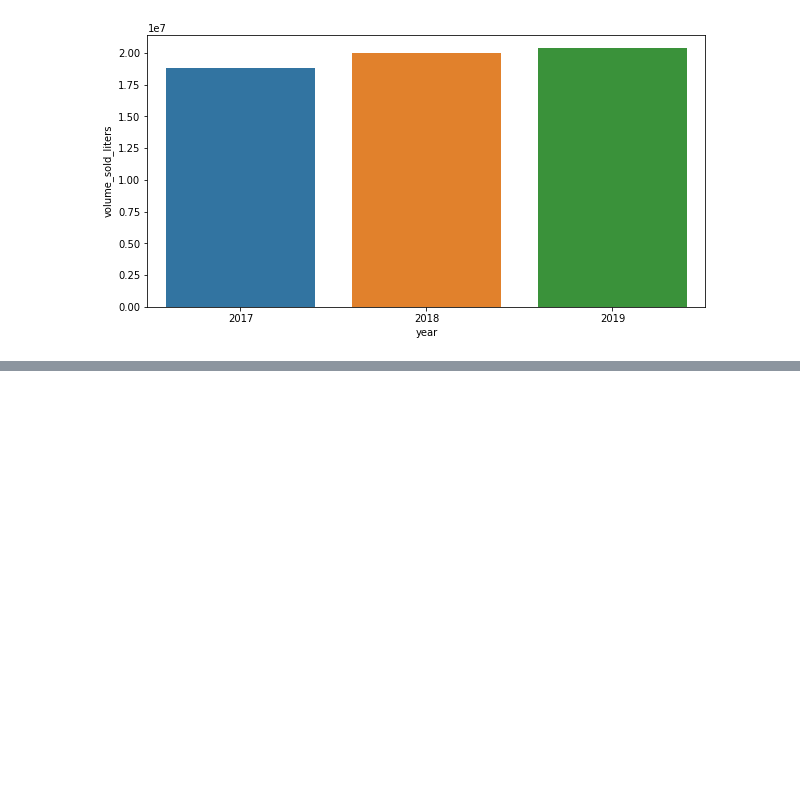
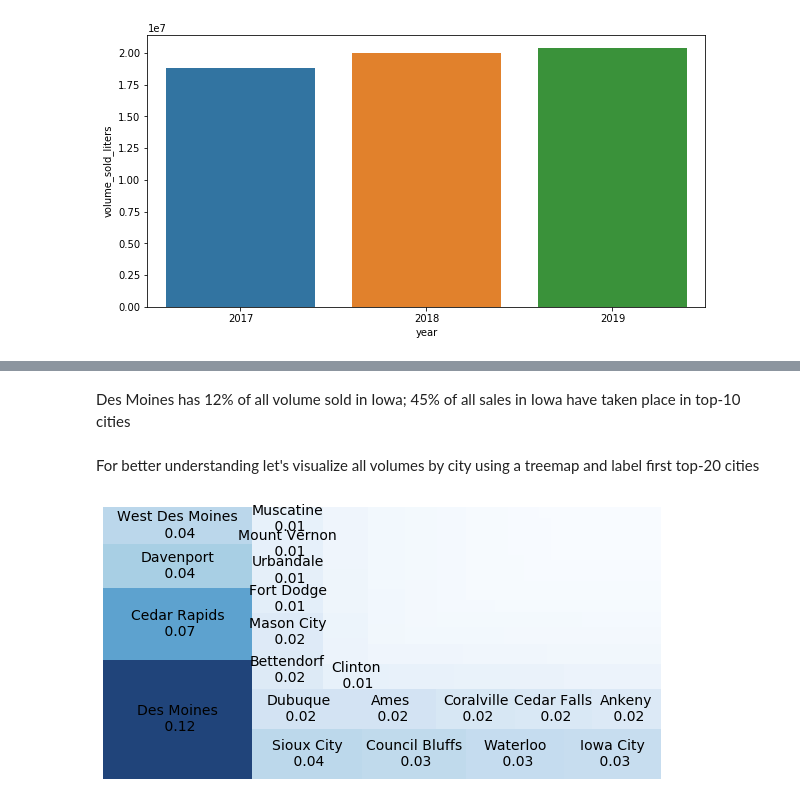
Before and after one commit to polesh21/iowa_liquor_sales, a Jupyter notebook: EDA_iowa.ipynb, the cells around one changed output, grey strips where cells are left out. Saved outputs shown, nothing was run; the diff lists cells and outputs as text; code cells hidden in the pictures; blank space fills up the shorter version.

```diff
--- a/EDA_iowa.ipynb
+++ b/EDA_iowa.ipynb
@@ -138,12 +198,12 @@ sns.barplot(x='day_of_week',y='volume_sold_liters',data=liters_by_day)
 # %%
-cities_all = pd.pivot_table(df, values=['bottles_sold','state_bottle_cost','state_bottle_retail','sale_dollars','volume_sold_liters'], index=['city'],
+сities_all = pd.pivot_table(df, values=['bottles_sold','state_bottle_cost','state_bottle_retail','sale_dollars','volume_sold_liters'], index=['city'],
                             aggfunc={'bottles_sold':np.sum, 'state_bottle_cost':np.mean, 'state_bottle_retail':np.mean, 'sale_dollars':np.sum, 'volume_sold_liters':np.sum}).reset_index()
-сities_all = сities_all.sort_values(by='bottles_sold', ascending = False)
 
 сities_all.columns = ['city', 'total_bottles_sold','total_sale_dollars', 'average_bottle_cost','average_state_bottle_retail','total_volume_sold_liters']
 
-#remove scientific notation
-pd.set_option('display.float_format', lambda x: '%.2f' % x)
+сities_all = сities_all.sort_values(by='total_volume_sold_liters', ascending = False)
+сities_all['perc_volume_sold_liters'] = сities_all['total_volume_sold_liters']/сities_all['total_volume_sold_liters'].sum()
+сities_all['cum_perc_volume_sold_liters'] = сities_all['perc_volume_sold_liters'].cumsum()
 
-сities_all.head(5)
+сities_all.head(10)
 # %% [output]
@@ -151,6 +220,0 @@ KeyError: ignored
-# %%
-cities_all = pd.pivot_table(df, values=['bottles_sold','state_bottle_cost','state_bottle_retail','sale_dollars','volume_sold_liters'], index=['city'],
-                            aggfunc={'bottles_sold':np.sum, 'state_bottle_cost':np.mean, 'state_bottle_retail':np.mean, 'sale_dollars':np.sum, 'volume_sold_liters':np.sum}).reset_index()
-сities_all = сities_all.sort_values(by='bottles_sold', ascending = False)
-
-сities_all
@@ -162,4 +220,0 @@ NameError: ignored
-# %%
-сities_all = df.groupby(['city']).sum().reset_index()
-#cities = cities_all[['city','volume_sold_liters','sale_dollars','bottles_sold']]
-сities_all
@@ -281,0 +221,30 @@ df
+# %% [markdown]
+Des Moines has 12% of all volume sold in Iowa; 45% of all sales in Iowa have taken place in top-10 cities
+# %% [markdown]
+For better understanding let's visualize all volumes by city using a treemap and label first top-20 cities
+# %%
+#disable chained_assignment warning
+pd.options.mode.chained_assignment = None
+
+top_cities_df = сities_all.head(20)
+top_cities_df['label'] = top_cities_df['city'] + "\n " + top_cities_df['perc_volume_sold_liters'].round(2).astype(str)
+top_cities = top_cities_df['label'].tolist()
+
+#using squarify
+!pip install -q squarify
+import squarify
+import matplotlib as mpl
+
+# create a color palette, mapped to these values
+cmap = mpl.cm.Blues
+mini=сities_all['perc_volume_sold_liters'].min()
+maxi=сities_all['perc_volume_sold_liters'].max()
+norm = mpl.colors.Normalize(vmin=mini, vmax=maxi)
+colors = [cmap(norm(value)) for value in сities_all['perc_volume_sold_liters']]
+
+squarify.plot(sizes=сities_all['perc_volume_sold_liters'], label=top_cities, alpha=.9, color=colors)
+plt.rc('font', size=14)
+plt.axis('off')
+plt.show()
+# %% [output]
+[figure, added]
```
Also changed, not shown: parts of 32 cells of this notebook.
